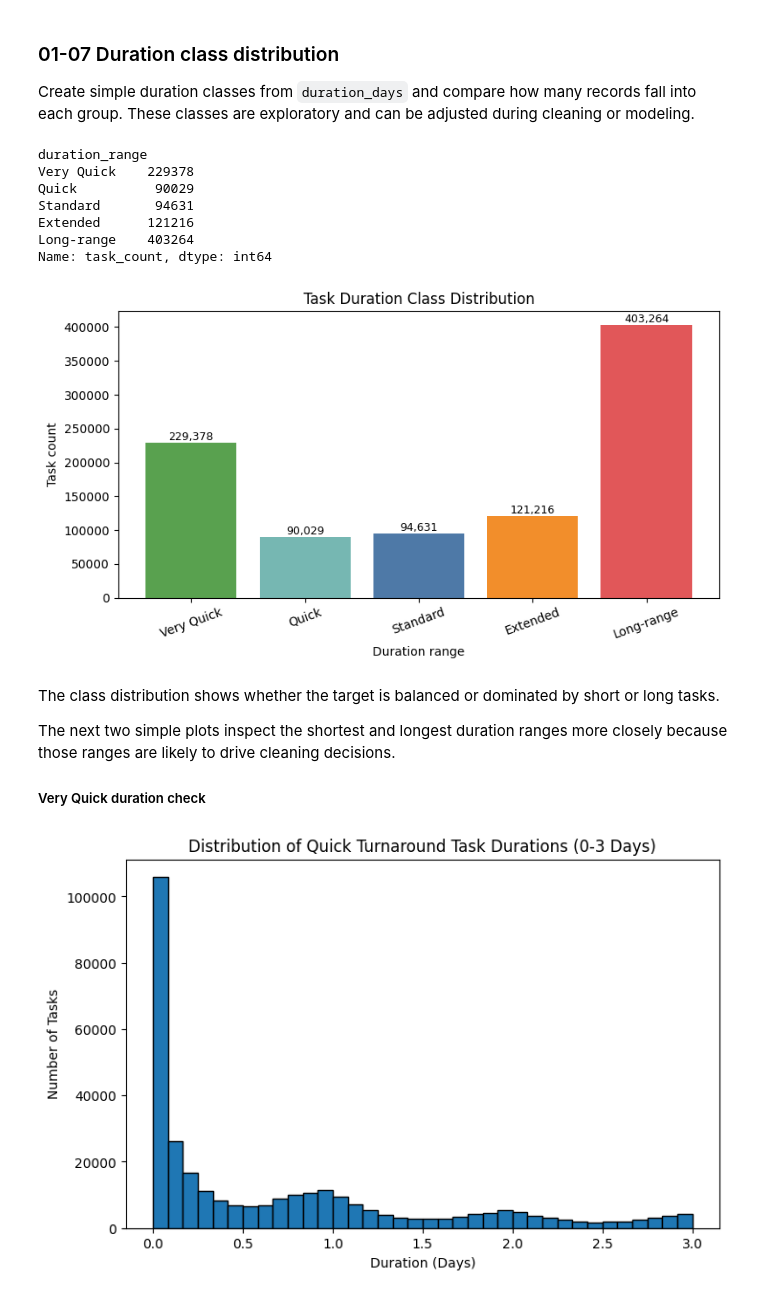
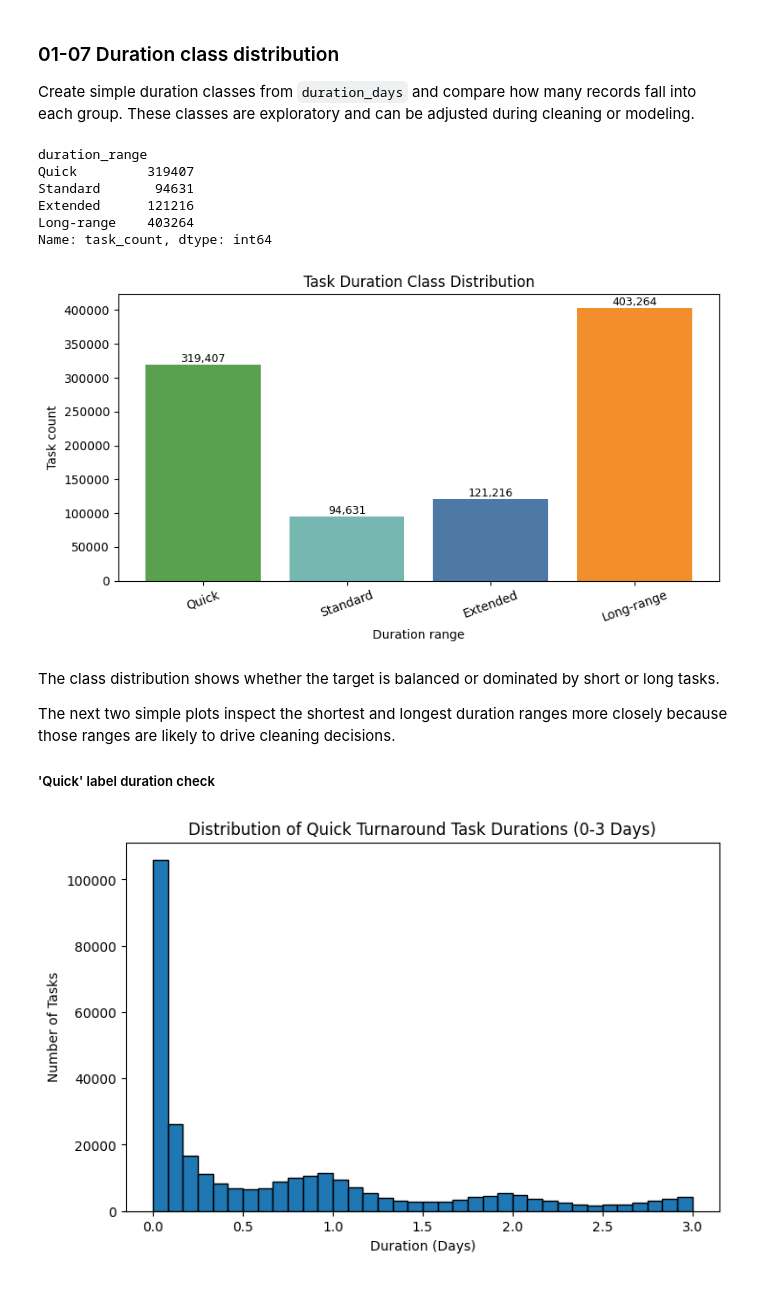
Before and after one commit to OmarElgaafary/Task-Duration-Classifier, a Jupyter notebook: notebooks/01-exploratory-data-analysis.ipynb, the cells around one changed output. Drawn from its saved outputs; the diff is of its cells as text; code cells hidden in the pictures.

```diff
--- a/notebooks/01-exploratory-data-analysis.ipynb
+++ b/notebooks/01-exploratory-data-analysis.ipynb
@@ -92,23 +105,21 @@ The next plots show where missingness is concentrated and how much of the select
 missing_table = pd.DataFrame({
     "missing_count": ticket_df.isna().sum(),
     "missing_percent": ticket_df.isna().mean() * 100
-}).sort_values("missing_percent", ascending=True)
+}).sort_values("missing_percent", ascending=False)
 
-display(missing_table.sort_values("missing_percent", ascending=False))
+display(missing_table)
+
 
 fig, ax = plt.subplots(figsize=(9, 4.5))
-bars = ax.barh(missing_table.index, missing_table["missing_percent"], color="#4E79A7")
-ax.set_title("Missing Value Percentage by Selected Raw Feature")
+missing_table["missing_percent"].sort_values().plot(
+    kind="barh",
+    ax=ax,
+    title="Missing Value Percentage by Selected Raw Feature"
+)
+
 ax.set_xlabel("Missing rows (%)")
 ax.set_ylabel("")
-ax.set_xlim(0, max(5, missing_table["missing_percent"].max() * 1.15))
 
-for bar in bars:
-    value = bar.get_width()
-    if value > 0:
-        ax.text(value + 0.3, bar.get_y() + bar.get_height() / 2, f"{value:.1f}%", va="center", fontsize=9)
-
-plt.tight_layout()
 plt.show()
 # %% [output]
 |  | missing_count | missing_percent |
@@ -128,0 +181,2 @@ This chart highlights which selected raw features have the highest missing-value
+# %%
+ticket_df = ticket_df.drop(columns=["labels", "issuetype.description", "issuetype.subtask"])
@@ -234,8 +302,6 @@ cleaned_df["duration_days"] = (cleaned_df["resolutiondate"] - cleaned_df["create
 cleaned_df = cleaned_df[cleaned_df["duration_days"].notna() & (cleaned_df["duration_days"] >= 0)]
 
 def duration_range(days):
-    if days <= 1:
-        return "Very Quick"
     if days <= 3:
         return "Quick"
     if days <= 7:
@@ -244,44 +310,43 @@ def duration_range(days):
         return "Extended"
     return "Long-range"
 
-duration_order = ["Very Quick", "Quick", "Standard", "Extended", "Long-range"]
+duration_order = ["Quick", "Standard", "Extended", "Long-range"]
 cleaned_df["duration_range"] = cleaned_df["duration_days"].apply(duration_range)
 duration_counts = cleaned_df["duration_range"].value_counts().reindex(duration_order)
 
 display(duration_counts.rename("task_count"))
 
 fig, ax = plt.subplots(figsize=(8, 4.5))
 bars = ax.bar(duration_counts.index, duration_counts.values, color=["#59A14F", "#76B7B2", "#4E79A7", "#F28E2B", "#E15759"])
 ax.set_title("Task Duration Class Distribution")
 ax.set_xlabel("Duration range")
 ax.set_ylabel("Task count")
 ax.tick_params(axis="x", rotation=20)
 
 for bar in bars:
     ax.text(
         bar.get_x() + bar.get_width() / 2,
         bar.get_height(),
         f"{int(bar.get_height()):,}",
         ha="center",
         va="bottom",
         fontsize=9,
     )
 
 plt.tight_layout()
 plt.show()
 # %% [output]
 duration_range
-Very Quick    229378
-Quick          90029
+Quick         319407
 Standard       94631
 Extended      121216
 Long-range    403264
 Name: task_count, dtype: int64
-[figure, old version]
+[figure, new version]
 # %% [markdown]
 The class distribution shows whether the target is balanced or dominated by short or long tasks.
 
 The next two simple plots inspect the shortest and longest duration ranges more closely because those ranges are likely to drive cleaning decisions.
 
-##### Very Quick duration check
+##### 'Quick' label duration check
 # %%
```
Also changed, not shown: parts of 18 cells of this notebook.
